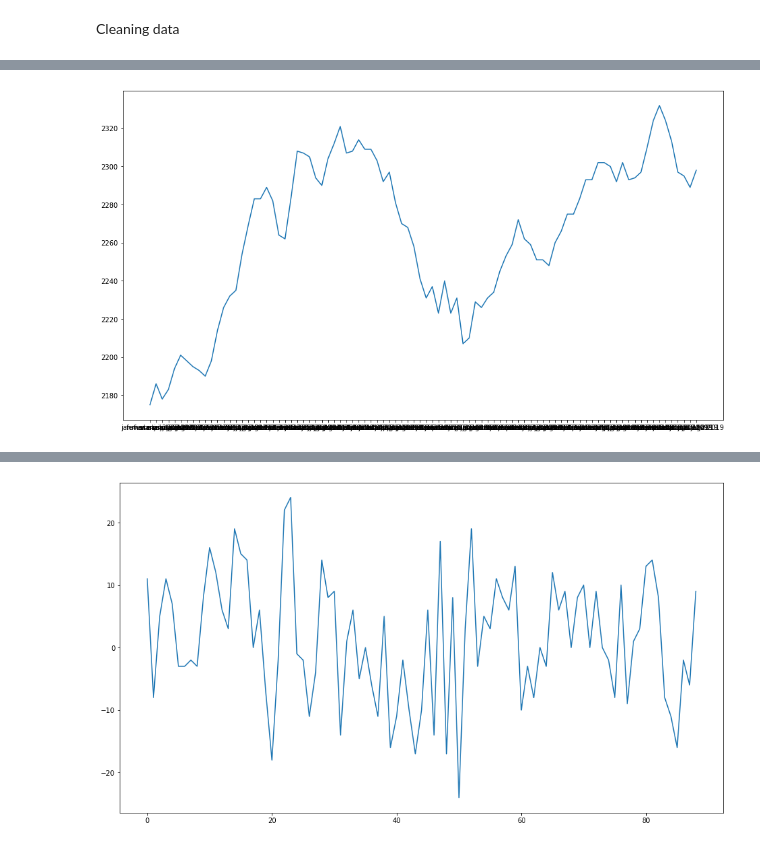
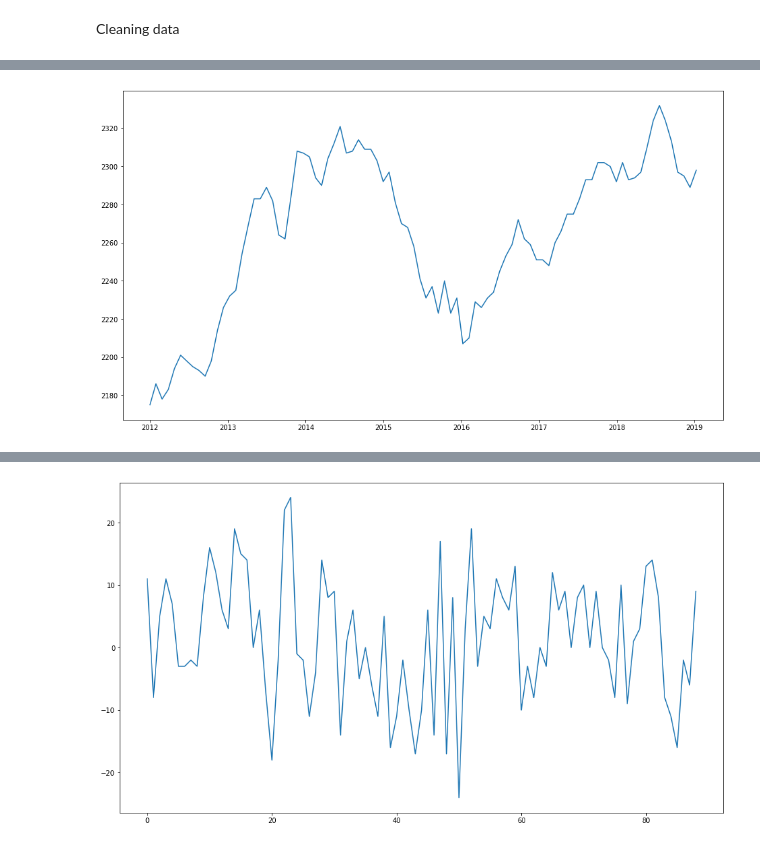
Before and after one commit to danilodsp/econometric, a Jupyter notebook: code/stationary_time-series_models/ARIMA.ipynb, the cells around one changed output, grey strips where cells are left out. Drawn from its saved outputs; the diff is of its cells as text; code cells hidden in the pictures.

Commit message:
Add ARIMA forecasting of Brazil wage from 2012 to 2019

```diff
--- a/code/stationary_time-series_models/ARIMA.ipynb
+++ b/code/stationary_time-series_models/ARIMA.ipynb
@@ -29,0 +37,6 @@ wage.head()
+# %%
+df = pd.DataFrame({'date': pd.date_range(start='1/1/2012', end='1/09/2019', periods=len(wage)).normalize(), 'wage': wage[0]})
+df.reset_index(inplace=True)
+df.set_index('date',inplace=True)
+df.drop(columns='index',inplace=True)
+df.head()
@@ -30,9 +51,9 @@ wage.head()
 # %%
 plt.figure(figsize=(16,9))
-plt.plot(wage[0])
+plt.plot(df)
 plt.show()
 # %% [output]
-[figure, old version]
+[figure, new version]
 # %%
 def stationarity_test(timeseries):
     #Determing rolling statistics
```
Also changed, not shown: parts of 30 cells of this notebook.
